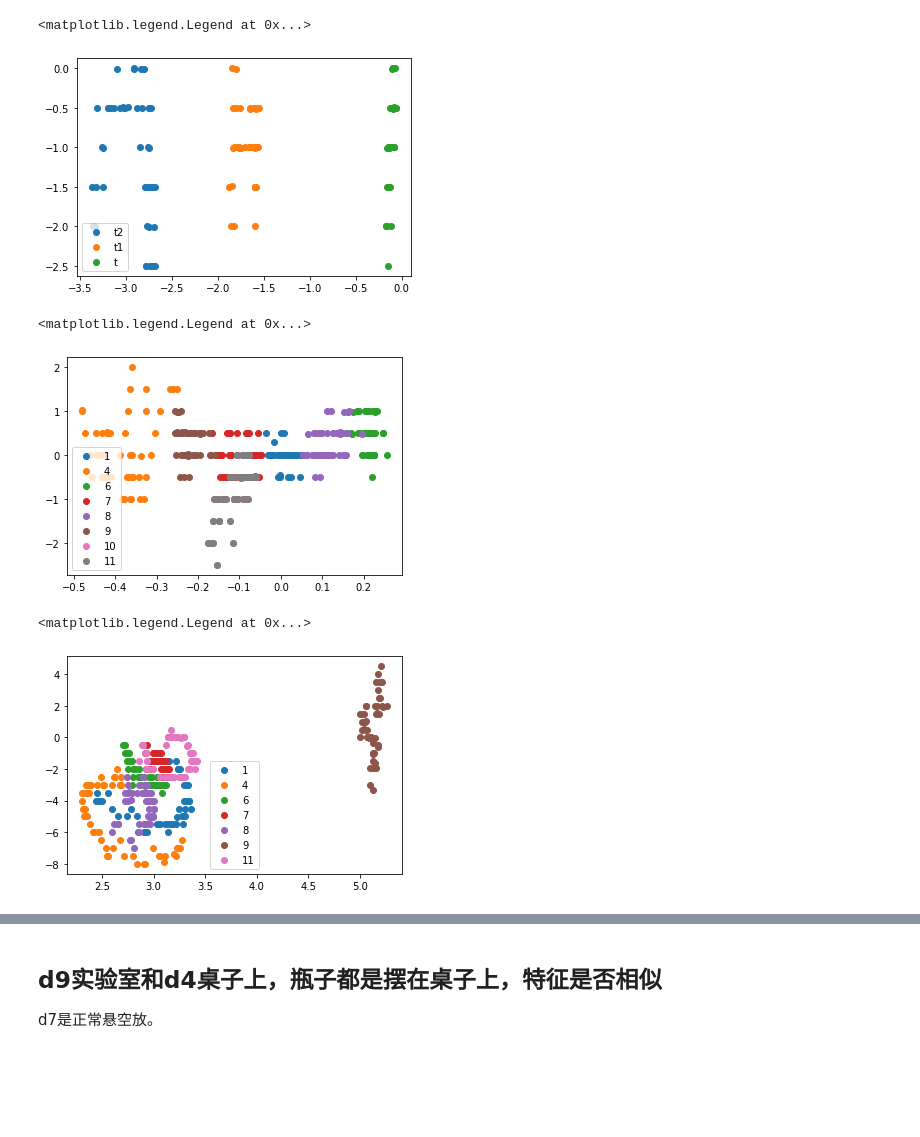
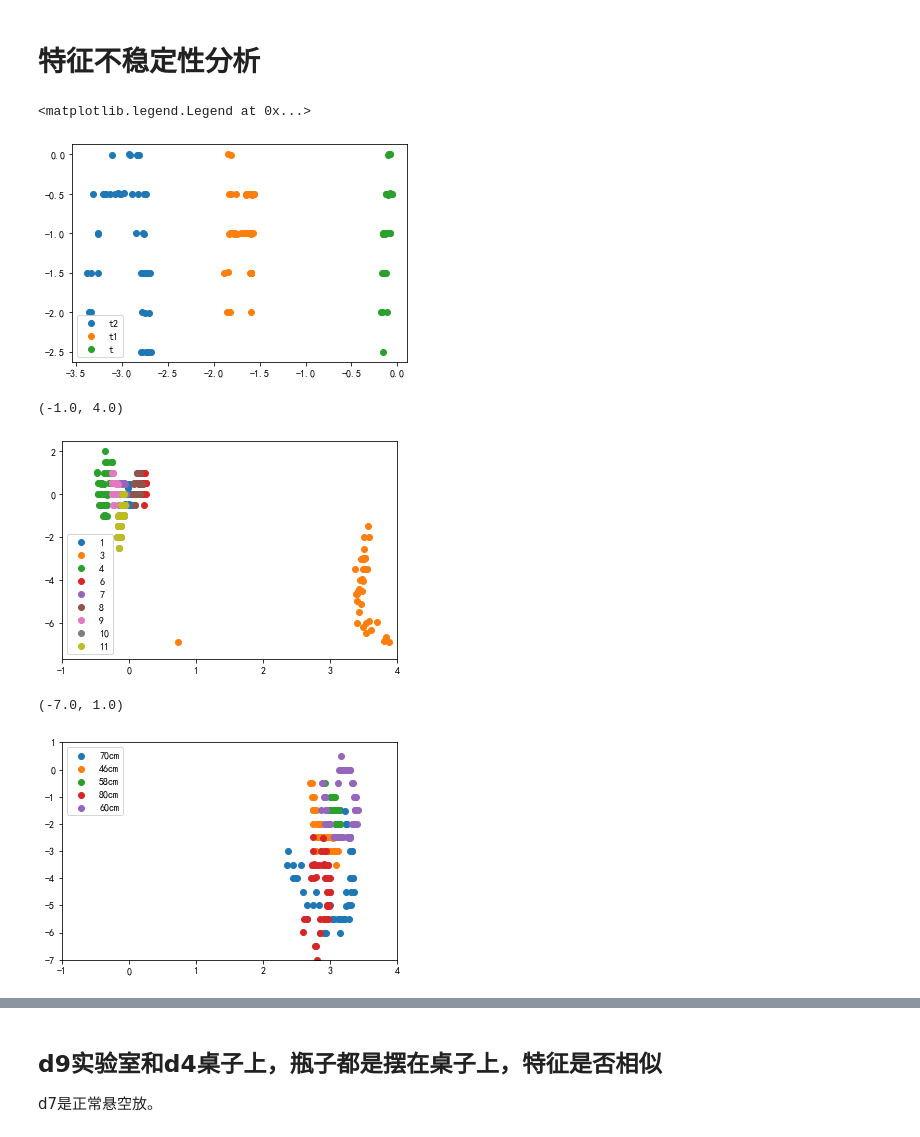
Before and after one commit to Jennifer331/Scripts, a Jupyter notebook: python/jupter/实验分析/5-9特征不稳定性分析.ipynb, the cells around one changed output, grey strips where cells are left out. Drawn from its saved outputs; the diff is of its cells as text; code cells hidden in the pictures; blank space fills up the shorter version.

```diff
--- a/python/jupter/实验分析/Untitled4.ipynb
+++ b/python/jupter/实验分析/5-9特征不稳定性分析.ipynb
@@ -1,7 +1,13 @@
+# %% [markdown]
+# 特征不稳定性分析
 # %%
 import glob, os
 import itertools
 
+plt.rcParams['font.sans-serif']=['SimHei'] #用来正常显示中文标签
+plt.rcParams['axes.unicode_minus']=False #用来正常显示负号
+
+
 folder_clean = 'D:\\Atom\\python\\data\\cleaned\\grill\\final'
 folder_outdoor = 'D:\\Atom\\python\\data\\cleaned\\grill\\outdoor'
 # %%
@@ -17,7 +23,7 @@ plt.scatter(np.unwrap(p_f['PHASE']) - np.unwrap(p_t['PHASE']), p_f['RSSI'] - p_t
 plt.legend(['t2', 't1', 't', '6'])
 # %% [output]
 <matplotlib.legend.Legend at 0x...>
-[figure, old version]
+[figure, new version]
 # %%
 ds = [1, 3, 4, 6, 7, 8, 9, 10, 11]
 for d in ds:
@@ -25,18 +31,24 @@ for d in ds:
     df_t = pd.read_csv(os.path.join(folder_clean, 'd%d_water_t_kde.csv' % d))
     plt.scatter(np.unwrap(df_h['PHASE']) - np.unwrap(df_t['PHASE']), df_h['RSSI'] - df_t['RSSI'])
 plt.legend(ds)
+plt.xlim([-1, 4])
 # %% [output]
-<matplotlib.legend.Legend at 0x...>
+(-1.0, 4.0)
-[figure, old version]
+[figure, new version]
 # %%
-ds = [1, 4, 6, 7, 8, 9, 11]
+# ds = [1, 4, 6, 7, 8, 9, 11]
+# labels = ['70cm', '桌子上轴心旋转', '46cm', '58cm', '80cm', '实验室', '60cm']
+ds = [1, 6, 7, 8, 11]
+labels = ['70cm', '46cm', '58cm', '80cm', '60cm']
 for d in ds:
     df_h = pd.read_csv(os.path.join(folder_clean, 'd%d_oil_f_kde.csv' % d))
     df_t = pd.read_csv(os.path.join(folder_clean, 'd%d_oil_t_kde.csv' % d))
     phase_diff = np.unwrap(df_h['PHASE']) - np.unwrap(df_t['PHASE'])
     phase_diff[phase_diff < 0] += 2*np.pi
     plt.scatter(phase_diff, df_h['RSSI'] - df_t['RSSI'])
-plt.legend(ds)
+plt.legend(labels)
+plt.xlim([-1, 4])
+plt.ylim([-7, 1])
 # %% [output]
-<matplotlib.legend.Legend at 0x...>
+(-7.0, 1.0)
-[figure, old version]
+[figure, new version]
```
Also changed, not shown: parts of 9 cells of this notebook, 11 other files.
